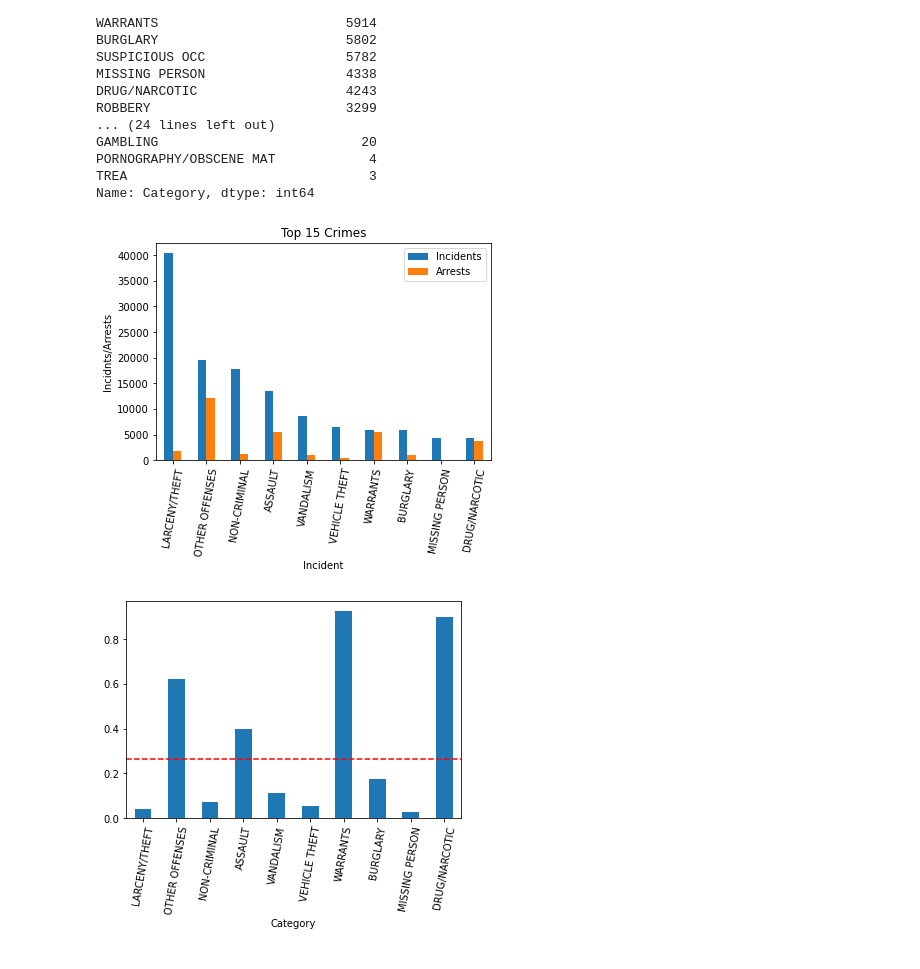
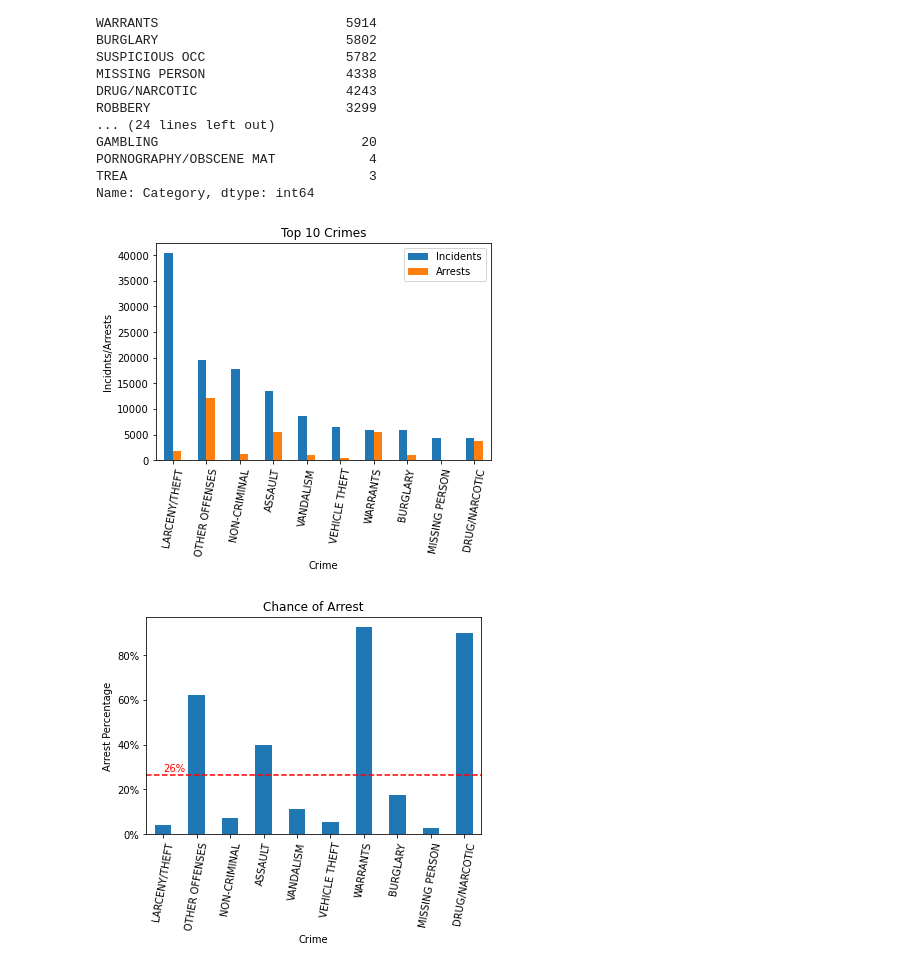
Before and after one commit to ktpatrick8/pythonproject2, a Jupyter notebook: Kyle's Notebook/Kyle_P.ipynb, the cells around one changed output. Drawn from its saved outputs; the diff is of its cells as text; code cells hidden in the pictures.

```diff
--- a/Kyle's Notebook/Kyle_P.ipynb
+++ b/Kyle's Notebook/Kyle_P.ipynb
@@ -72,8 +73,8 @@ plt.show()
 # %%
 arrests = police_data.loc[police_data['Resolution'].isin(["ARREST, BOOKED","ARREST, CITED"])]
 # %%
-percentage_arrests = arrests['IncidntNum'].count() / police_data['IncidntNum'].count()
-percentage_arrests
+percentage_arrests_mean = arrests['IncidntNum'].count() / police_data['IncidntNum'].count()
+percentage_arrests_mean
 # %% [output]
 0.26285714285714284
 # %%
@@ -219,22 +220,34 @@ top15_df = pd.DataFrame({
     "Arrests" : top15_arrest_group['IncidntNum'].count()
 })
 sort_df = top15_df.sort_values('Incidents', ascending=False)
-sort_df.plot(kind="bar");
-plt.xlabel("Incident")
+chart = sort_df.plot(kind="bar");
+plt.xlabel("Crime")
 plt.ylabel("Incidnts/Arrests")
-plt.title("Top 15 Crimes")
+plt.title("Top 10 Crimes")
 plt.xticks(rotation=80);
+
+plt.savefig("top10.png", bbox_inches='tight')
+plt.show()
 # %% [output]
-[figure, old version]
+[figure, new version]
 # %%
 top15per_df = pd.DataFrame({
     "Incidents" : top15_group['IncidntNum'].count(),
     "Arrests" : top15_arrest_group['IncidntNum'].count(),
     "Percentage Arrests" : top15_arrest_group['IncidntNum'].count() /  top15_group['IncidntNum'].count()
 })
 sortper_df = top15per_df.sort_values('Incidents', ascending=False)
-sortper_df["Percentage Arrests"].plot(kind="bar");
+chart = sortper_df["Percentage Arrests"].plot(kind="bar");
 plt.xticks(rotation=80)
-plt.hlines(percentage_arrests, -100, 100, linestyles='dashed', colors="red");
+plt.hlines(percentage_arrests_mean, -100, 100, linestyles='dashed', colors="red");
+plt.xlabel("Crime")
+plt.ylabel("Arrest Percentage")
+plt.title("Chance of Arrest")
+chart.yaxis.set_major_formatter(FuncFormatter(lambda y, _: '{:.0%}'.format(y)))
+format_mean = "{:.0%}".format(percentage_arrests_mean)
+plt.annotate(format_mean,(0,.28),fontsize=10,color="red")
+
+plt.savefig("arrestchance.png", bbox_inches='tight')
+plt.show()
 # %% [output]
-[figure, old version]
+[figure, new version]
```
Also changed, not shown: parts of 2 cells of this notebook, 2 other files.
